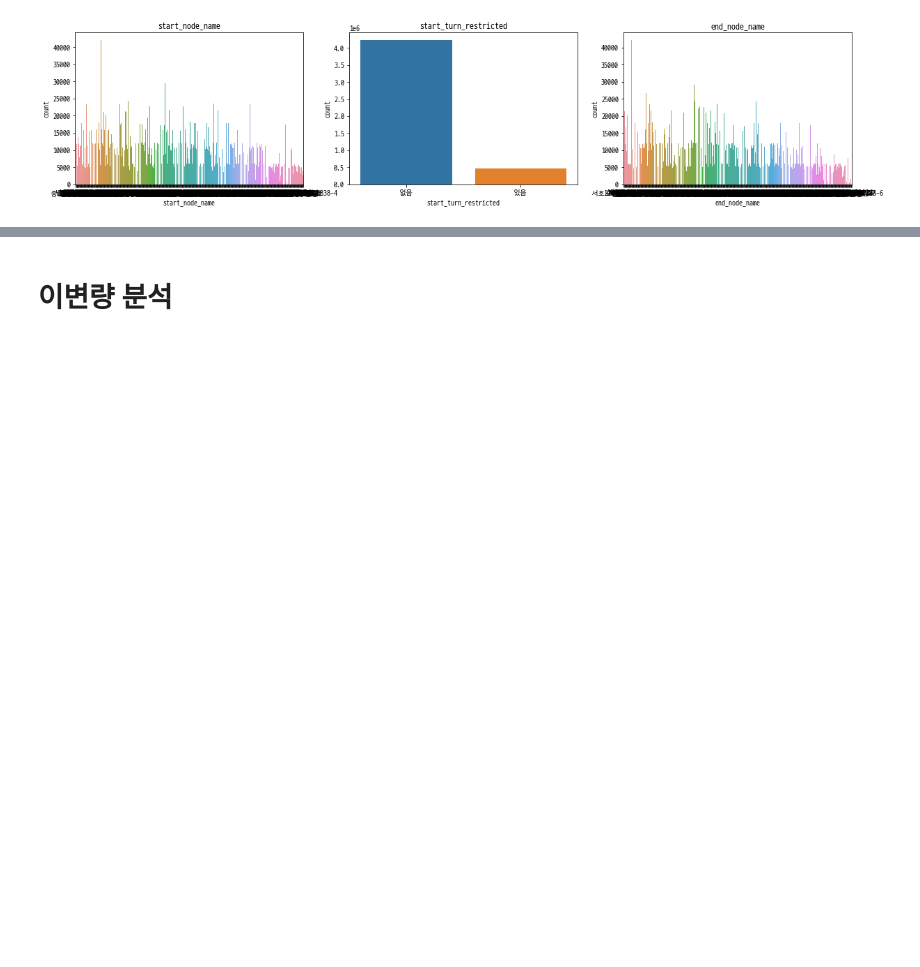
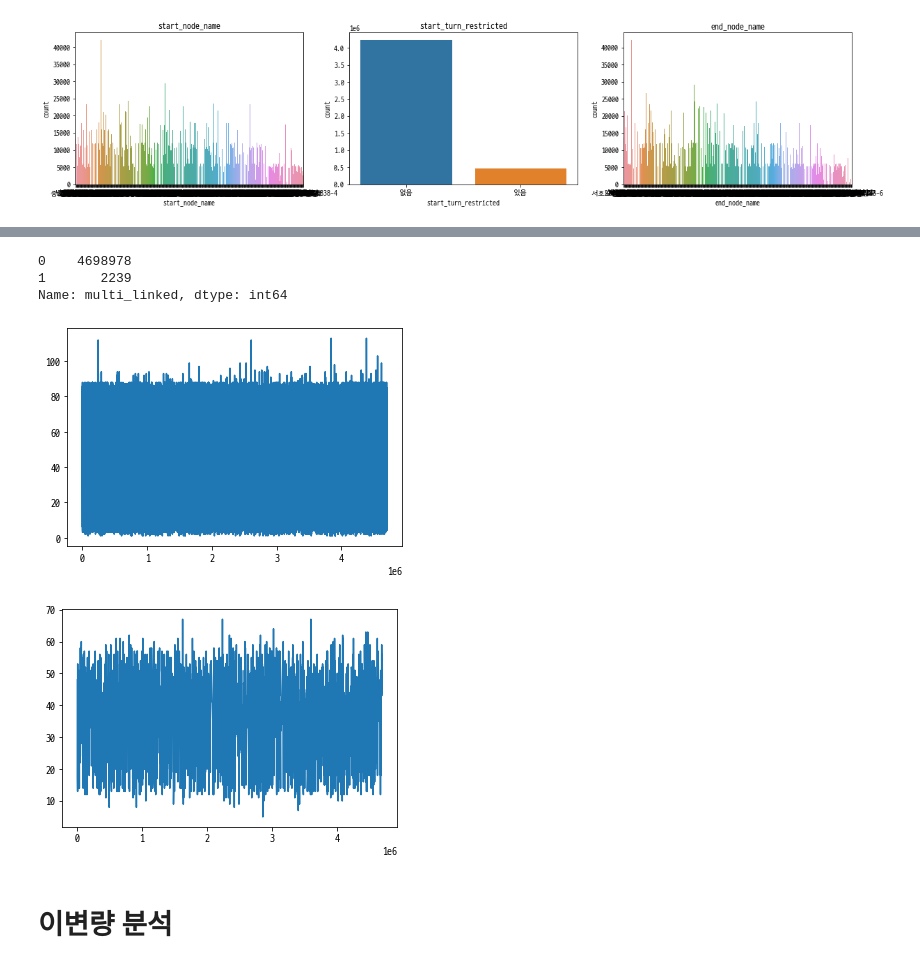
Before and after one commit to hsk980911/Jeju-Island-road-traffic-prediction, a Jupyter notebook: data_analysis.ipynb, the cells around one changed output, grey strips where cells are left out. Saved outputs shown, nothing was run; the diff lists cells and outputs as text; code cells hidden in the pictures; blank space fills up the shorter version.

```diff
--- a/data_analysis.ipynb
+++ b/data_analysis.ipynb
@@ -180,3 +189,15 @@ for i in range(0,len(categorical)-1, 3):
+# %%
+print(train_df['multi_linked'].value_counts())
+train_df[train_df['multi_linked'] == 0]['target'].plot()
+plt.show()
+train_df[train_df['multi_linked'] == 1]['target'].plot()
+plt.show()
+# %% [output]
+0    4698978
+1       2239
+Name: multi_linked, dtype: int64
+[figure, added]
+[figure, added]
 # %% [markdown]
 # 이변량 분석
 # %%
```
Also changed, not shown: parts of 3 cells of this notebook, 1 other file.
